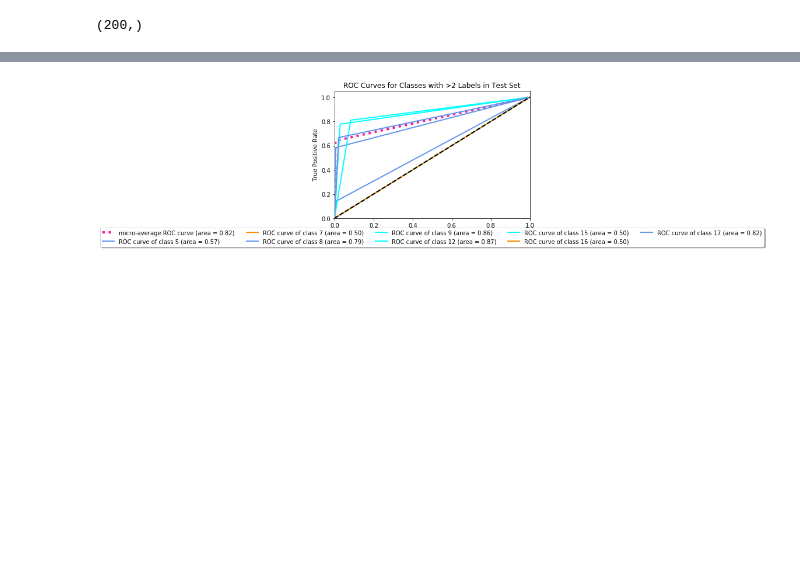
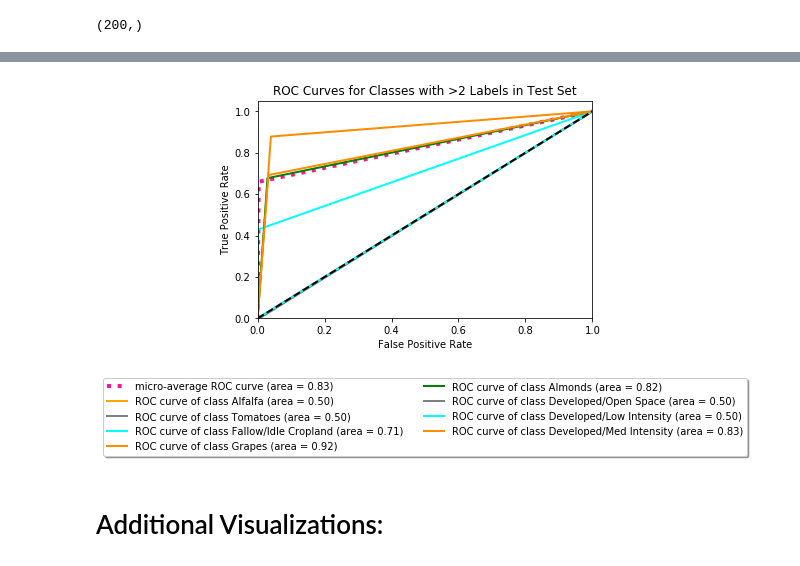
Before and after one commit to agupta24/tile2vec231n, a Jupyter notebook: examples/Strat 1- Hypertuned.ipynb, the cells around one changed output, grey strips where cells are left out. Cells and saved outputs as stored; diff of their text form; code cells hidden in the pictures; blank space fills up the shorter version.

```diff
--- a/examples/Strat 1- Hypertuned.ipynb
+++ b/examples/Strat 1- Hypertuned.ipynb
@@ -132,7 +149,10 @@ print(set(y))
 # %% [output]
 {1.0, 2.0, 21.0, 24.0, 152.0, 28.0, 36.0, 176.0, 49.0, 54.0, 61.0, 69.0, 71.0, 72.0, 75.0, 76.0, 205.0, 204.0, 208.0, 212.0, 217.0, 225.0, 236.0, 111.0, 121.0, 122.0, 123.0, 124.0}
 # %%
-y = LabelEncoder().fit_transform(y)
+le = LabelEncoder()
+y = le.fit_transform(y)
+
+#print(y)
 print(set(y))
 # %% [output]
 {0, 1, 2, 3, 4, 5, 6, 7, 8, 9, 10, 11, 12, 13, 14, 15, 16, 17, 18, 19, 20, 21, 22, 23, 24, 25, 26, 27}
@@ -252,7 +261,7 @@ plt.show()
 # Code for Visualizations/Analysis
 # %%
 #iterator
-i = 8
+i = 9
 curEpoch = i + 1
 # Setting up model
 tilenet = ResNet18()
@@ -418,0 +434,4 @@ roc_auc["micro"] = auc(fpr["micro"], tpr["micro"])
+# %%
+l = [ 36,  54,  61,  69,  75, 121, 122, 123]
+for i in l:
+    print(CDL_Dict[i])
@@ -436,36 +464,46 @@ fpr["macro"] = all_fpr
 tpr["macro"] = mean_tpr
 roc_auc["macro"] = auc(fpr["macro"], tpr["macro"])
 
+l = [ 36,  54,  61,  69,  75, 121, 122, 123]
+# for i in l:
+#     print(CDL_Dict[i])
+
 # Plot all ROC curves
 plt.figure()
 plt.plot(fpr["micro"], tpr["micro"],
          label='micro-average ROC curve (area = {0:0.2f})'
                ''.format(roc_auc["micro"]),
          color='deeppink', linestyle=':', linewidth=4)
 
 # plt.plot(fpr["macro"], tpr["macro"],
 #          label='macro-average ROC curve (area = {0:0.2f})'
 #                ''.format(roc_auc["macro"]),
 #          color='navy', linestyle=':', linewidth=4)
 
-colors = cycle(['aqua', 'darkorange', 'cornflowerblue'])
+
+colors = cycle(['aqua', 'darkorange', 'cornflowerblue','darkblue','green','orange','yellow','grey'])
+ct = 0
 for i, color in zip(range(20), colors):
     if not math.isnan(roc_auc[i]):
         if np.count_nonzero(y_te == i) > 2:
 
             plt.plot(fpr[i], tpr[i], color=color, lw=lw,
                      label='ROC curve of class {0} (area = {1:0.2f})'
-                     ''.format(i, roc_auc[i]))
+                     ''.format(CDL_Dict[l[ct]], roc_auc[i]))
+            ct +=1
 
 plt.plot([0, 1], [0, 1], 'k--', lw=lw)
 plt.xlim([0.0, 1.0])
 plt.ylim([0.0, 1.05])
 plt.xlabel('False Positive Rate')
 plt.ylabel('True Positive Rate')
 plt.title('ROC Curves for Classes with >2 Labels in Test Set')
 #plt.legend(loc="lower right")
-plt.legend(loc='upper center', bbox_to_anchor=(0.5, -0.05),
-          fancybox=True, shadow=True, ncol=5)
+plt.legend(loc='upper center', bbox_to_anchor=(0.5, -0.25),
+          fancybox=True, shadow=True, ncol=2)
 plt.show()
 # %% [output]
-[figure, old version]
+[figure, new version]
+# %% [markdown]
+
+# Additional Visualizations:
```
Also changed, not shown: parts of 12 cells of this notebook, 3 other files.
